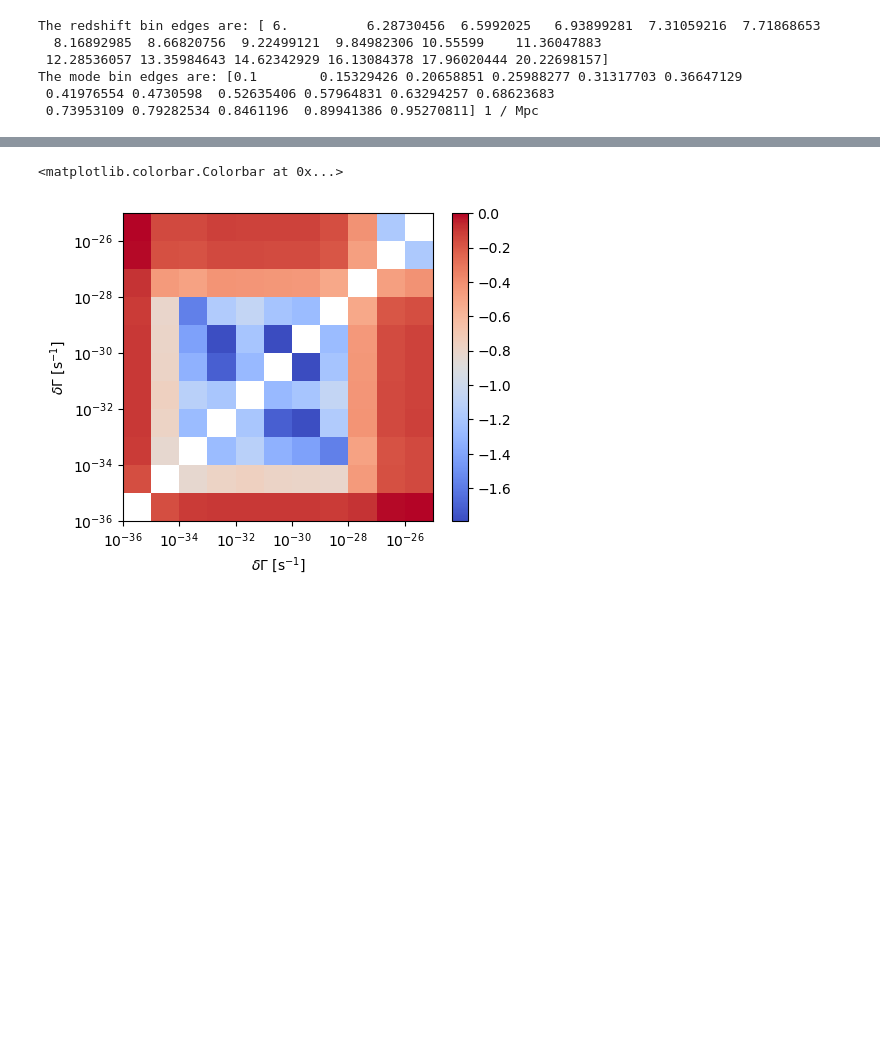
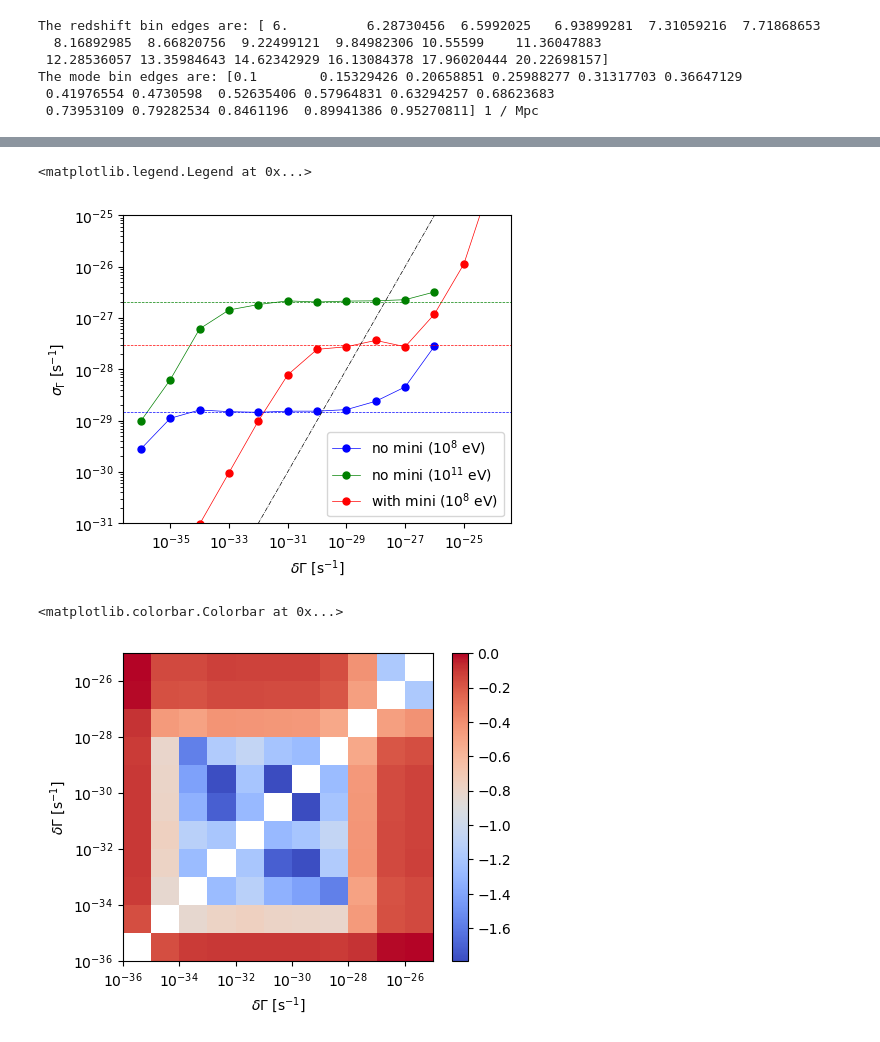
Before and after one commit to gaetanfacchinetti/21cmCAST, a Jupyter notebook: scripts/exec/compare_tau_steps.ipynb, the cells around one changed output, grey strips where cells are left out. Cells and saved outputs as stored; diff of their text form; code cells hidden in the pictures; blank space fills up the shorter version.

```diff
--- a/scripts/exec/compare_tau_steps.ipynb
+++ b/scripts/exec/compare_tau_steps.ipynb
@@ -98,0 +100,27 @@ ax.axhline(y=1.5e+27, color='r', linestyle='--')
+# %%
+fiducial_e_NO_MINIHALOS.frac_noise = 0.2
+fiducial_e_MINIHALOS.frac_noise = 0.2
+
+sigma_gamma_e_m8_NO_MINIHALOS  = np.zeros(len(val_gamma_NO_MINIHALOS))
+sigma_gamma_e_m11_NO_MINIHALOS = np.zeros(len(val_gamma_NO_MINIHALOS))
+sigma_gamma_e_m8_MINIHALOS     = np.zeros(len(val_gamma_MINIHALOS))
+
+for iname, val in enumerate(val_gamma_NO_MINIHALOS) :
+    fisher_matrix     = p21c.evaluate_fisher_matrix([*params_e_NO_MINIHALOS, extra_params_e_m8_NO_MINIHALOS[iname]])
+    covariance_matrix = np.linalg.inv(fisher_matrix['matrix'])
+    sigma_gamma_e_m8_NO_MINIHALOS[iname] = np.sqrt(covariance_matrix[-1][-1])
+
+for iname, val in enumerate(val_gamma_NO_MINIHALOS) :
+    fisher_matrix     = p21c.evaluate_fisher_matrix([*params_e_NO_MINIHALOS, extra_params_e_m11_NO_MINIHALOS[iname]])
+    covariance_matrix = np.linalg.inv(fisher_matrix['matrix'])
+    sigma_gamma_e_m11_NO_MINIHALOS[iname] = np.sqrt(covariance_matrix[-1][-1])
+
+for iname, val in enumerate(val_gamma_MINIHALOS) :
+    fisher_matrix     = p21c.evaluate_fisher_matrix([*params_e_MINIHALOS, extra_params_e_m8_MINIHALOS[iname]])
+    covariance_matrix = np.linalg.inv(fisher_matrix['matrix'])
+    sigma_gamma_e_m8_MINIHALOS[iname] = np.sqrt(covariance_matrix[-1][-1])
+
+print('----------')
+print(sigma_gamma_e_m8_NO_MINIHALOS)
+print(sigma_gamma_e_m11_NO_MINIHALOS)
+print(sigma_gamma_e_m8_MINIHALOS)
@@ -99,3 +138,23 @@ ax.axhline(y=1.5e+27, color='r', linestyle='--')
+# %%
+%matplotlib inline
+
+fig, ax = p21c.prepare_plot(ylog=True, xlog=True, xlabel=r'$\delta \Gamma ~ [{\rm s^{-1}}]$', ylabel=r'$\sigma_\Gamma ~ [{\rm s^{-1}}]$')
+ax.plot(val_gamma_NO_MINIHALOS, sigma_gamma_e_m8_NO_MINIHALOS, marker='o', linestyle = '-', color='b', linewidth=0.5, markersize=5, label=r'${\rm no~mini}~(10^8~{\rm eV})$')
+ax.plot(val_gamma_NO_MINIHALOS, sigma_gamma_e_m11_NO_MINIHALOS, marker='o', linestyle = '-', color='g', linewidth=0.5, markersize=5,label=r'${\rm no~mini}~(10^{11}~{\rm eV})$')
+ax.plot(val_gamma_MINIHALOS, sigma_gamma_e_m8_MINIHALOS, marker='o', linestyle = '-', color='r', linewidth=0.5, markersize=5, label=r'${\rm with~mini}~(10^8~{\rm eV})$')
+ax.plot(val_gamma_NO_MINIHALOS, 10*np.array(val_gamma_NO_MINIHALOS), 'k-.', linewidth=0.5)
+#ax.plot(val_gamma_NO_MINIHALOS, 100*np.array(val_gamma_NO_MINIHALOS), 'k-.', linewidth=0.5)
+#ax.fill_between(val_gamma_NO_MINIHALOS, 10*np.array(val_gamma_NO_MINIHALOS), 100*np.array(val_gamma_NO_MINIHALOS), color='k', alpha=0.1)
+
+ax.axhline(y=1.5e-29, color='b', linestyle='--', linewidth=0.5)
+ax.axhline(y=3e-28, color='r', linestyle='--', linewidth=0.5)
+ax.axhline(y=2.e-27, color='g', linestyle='--', linewidth=0.5)
+ax.set_ylim([1e-31, 1e-25])
+
+ax.legend()
+# %% [output]
+<matplotlib.legend.Legend at 0x...>
+[figure, added]
 # %%
 fig, ax = p21c.prepare_plot(ylog=True, xlog=True, xlabel=r'$\delta \Gamma ~ [{\rm s^{-1}}]$', ylabel=r'$\delta \Gamma ~ [{\rm s^{-1}}]$')
 
```
Also changed, not shown: parts of 7 cells of this notebook, 4 other files.
